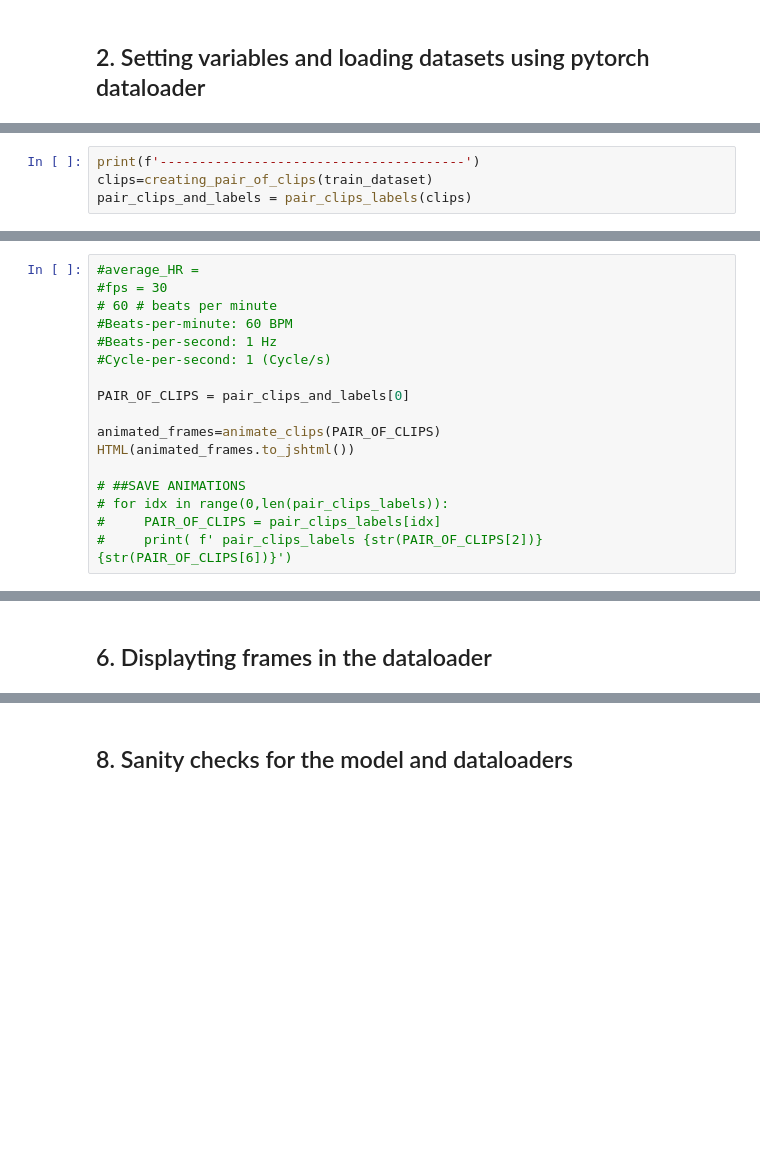
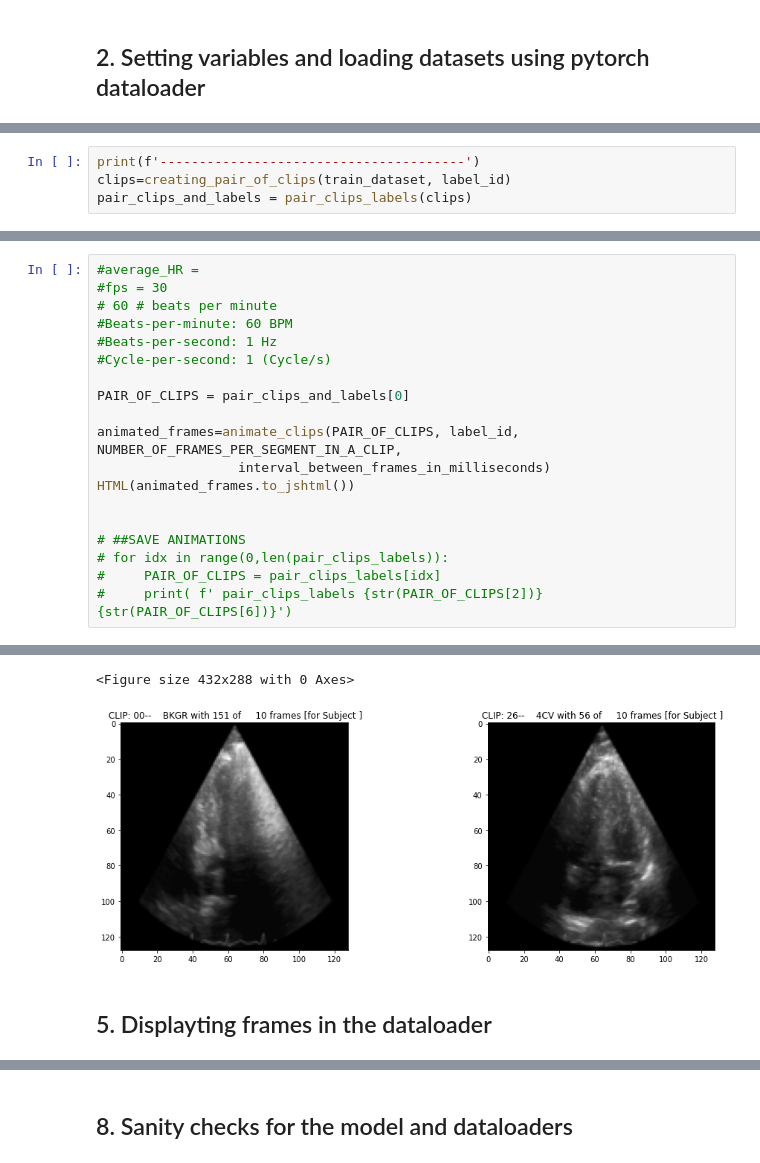
Before and after one commit to vital-ultrasound/ai-echocardiography-for-low-resource-countries, a Jupyter notebook: scripts/learning-pipeline/learning_pipeline_notebook.ipynb, the cells around one changed output, grey strips where cells are left out. Cells and saved outputs as stored; diff of their text form; blank space fills up the shorter version.

```diff
--- a/scripts/learning-pipeline/learning_pipeline_notebook.ipynb
+++ b/scripts/learning-pipeline/learning_pipeline_notebook.ipynb
@@ -400,4 +357,4 @@ plt.show()
 # %%
 print(f'---------------------------------------')
-clips=creating_pair_of_clips(train_dataset)
+clips=creating_pair_of_clips(train_dataset, label_id)
 pair_clips_and_labels = pair_clips_labels(clips)
@@ -411,10 +386,13 @@ pair_clips_and_labels = pair_clips_labels(clips)
 
 PAIR_OF_CLIPS = pair_clips_and_labels[0]
 
-animated_frames=animate_clips(PAIR_OF_CLIPS)
+animated_frames=animate_clips(PAIR_OF_CLIPS, label_id, NUMBER_OF_FRAMES_PER_SEGMENT_IN_A_CLIP,
+                  interval_between_frames_in_milliseconds)
 HTML(animated_frames.to_jshtml())
+
 
 # ##SAVE ANIMATIONS
 # for idx in range(0,len(pair_clips_labels)):
 #     PAIR_OF_CLIPS = pair_clips_labels[idx]
 #     print( f' pair_clips_labels {str(PAIR_OF_CLIPS[2])} {str(PAIR_OF_CLIPS[6])}')
+# %% [output]
@@ -421,5 +400,7 @@ HTML(animated_frames.to_jshtml())
+<Figure size 432x288 with 0 Axes>
+[figure, added]
 # %% [markdown]
-## 6. Displayting frames in the dataloader
+## 5. Displayting frames in the dataloader
 # %%
 
 print(f'====================================================')
```
Also changed, not shown: parts of 22 cells of this notebook, 3 other files.
